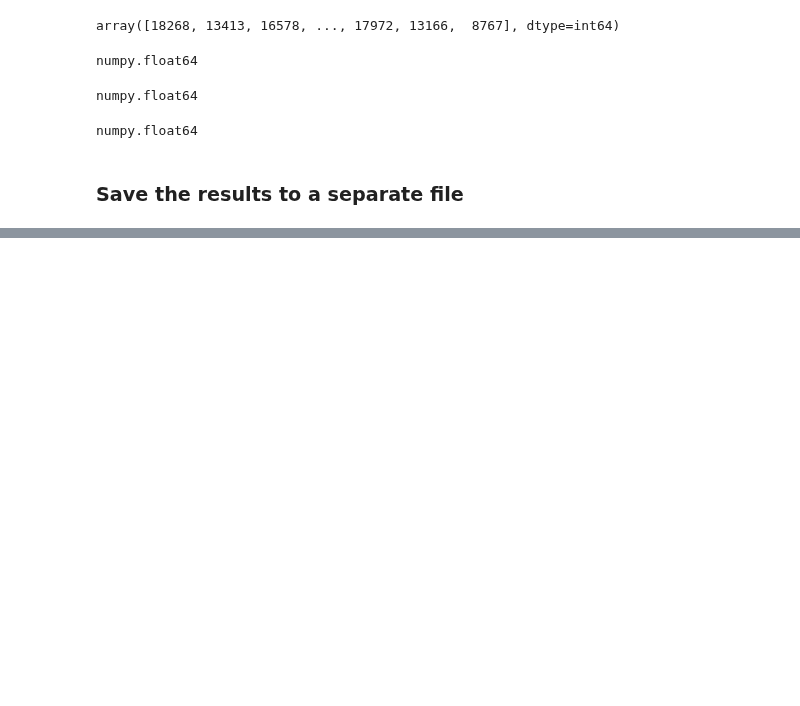
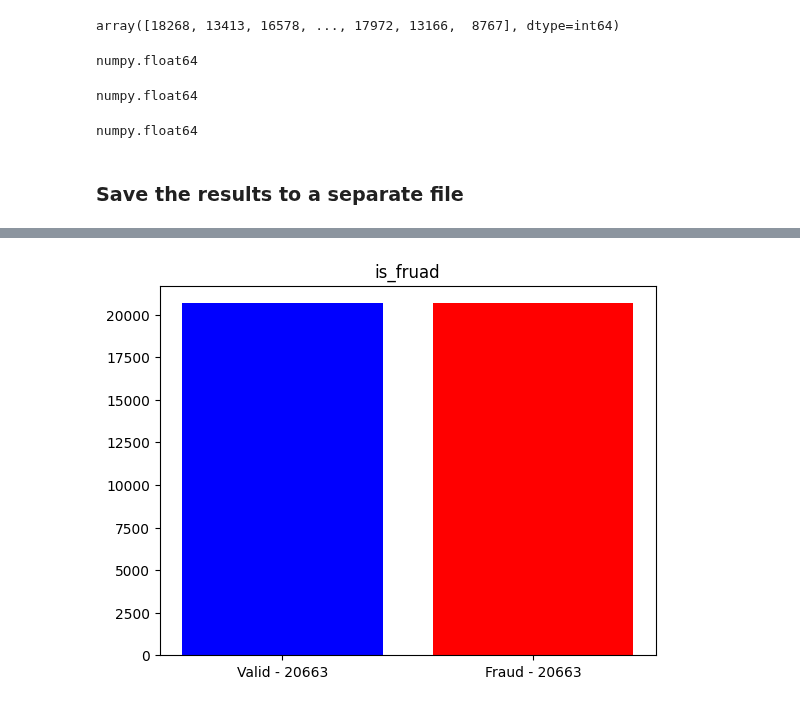
Before and after one commit to Mykhailo20/DS_Bootcamp_2023, a Jupyter notebook: Homework_8/Analysis/Data_Analysis.ipynb, the cells around one changed output, grey strips where cells are left out. Saved outputs shown, nothing was run; the diff lists cells and outputs as text; code cells hidden in the pictures; blank space fills up the shorter version.

```diff
--- a/Homework_8/Analysis/Data_Analysis.ipynb
+++ b/Homework_8/Analysis/Data_Analysis.ipynb
@@ -779,0 +827,4 @@ test_train_df[['TransactionID', 'isFraud', 'TransactionDT', 'ProductCD', 'card1'
+# %%
+df.to_csv('data/final_data/balanced_train.csv', index=False)
+df_to_test = pd.read_csv('data/final_data/balanced_train.csv')
+df_to_test.head()
@@ -779,0 +839,14 @@ test_train_df[['TransactionID', 'isFraud', 'TransactionDT', 'ProductCD', 'card1'
+# %%
+plt.rcdefaults()
+# obtain ground truth from train column
+is_fraud = df_to_test['isFraud'].values
+
+# get counts of fruad and not fruad
+__num_valid = np.sum(is_fraud == 0)
+__num_fraud = is_fraud.size - __num_valid
+
+plt.bar([0, 1], [__num_valid, __num_fraud], color=['blue', 'red'], tick_label=[f"Valid - {__num_valid}", f"Fraud - {__num_fraud}"])
+plt.title('is_fruad')
+plt.show()
+# %% [output]
+[figure, added]
```
Also changed, not shown: parts of 10 cells of this notebook.
